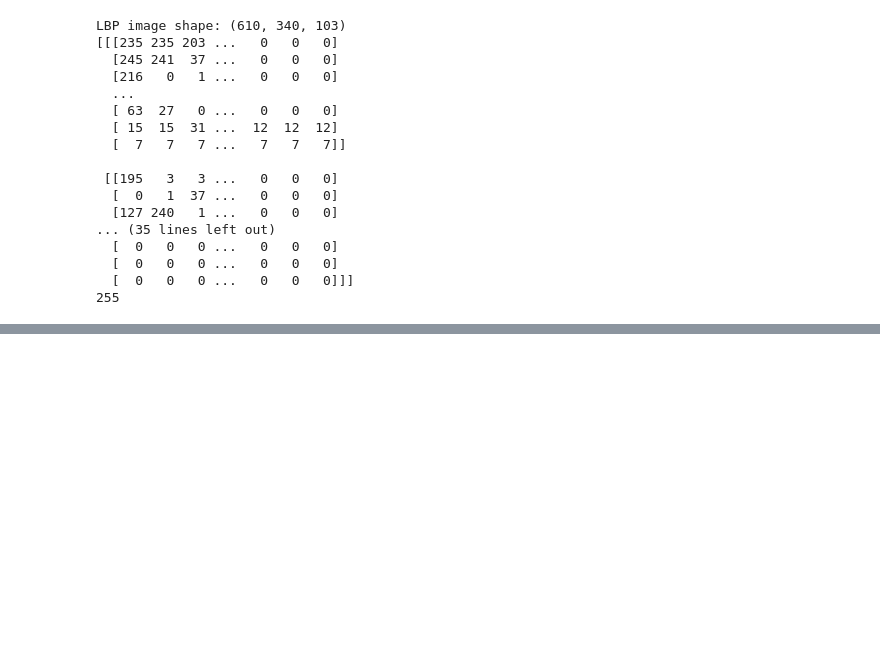
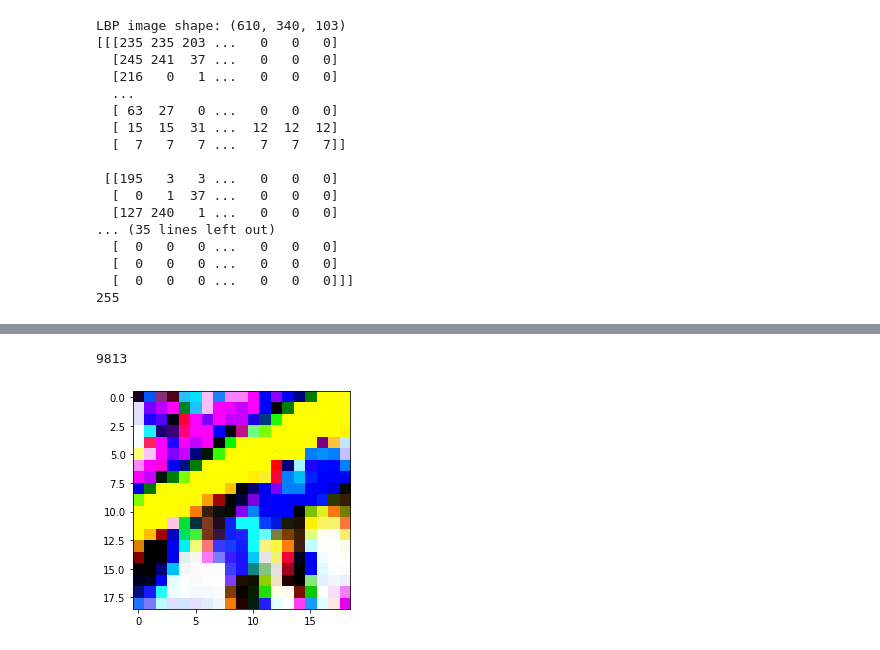
Before and after one commit to KubaSiwiec/hsi_spatial_spectral, a Jupyter notebook: hsi_lstm.ipynb, the cells around one changed output, grey strips where cells are left out. Cells and saved outputs as stored; diff of their text form; code cells hidden in the pictures; blank space fills up the shorter version.

```diff
--- a/hsi_lstm.ipynb
+++ b/hsi_lstm.ipynb
@@ -310,3 +326,11 @@ gc.collect()
+# %%
+spectral.imshow(data_patches[co_x, co_y])
+co_x = None
+co_y = None
+gc.collect()
+# %% [output]
+9813
+[figure, added]
 # %%
 '''
 Save patches and ground truth into arrays
```
Also changed, not shown: parts of 16 cells of this notebook.
